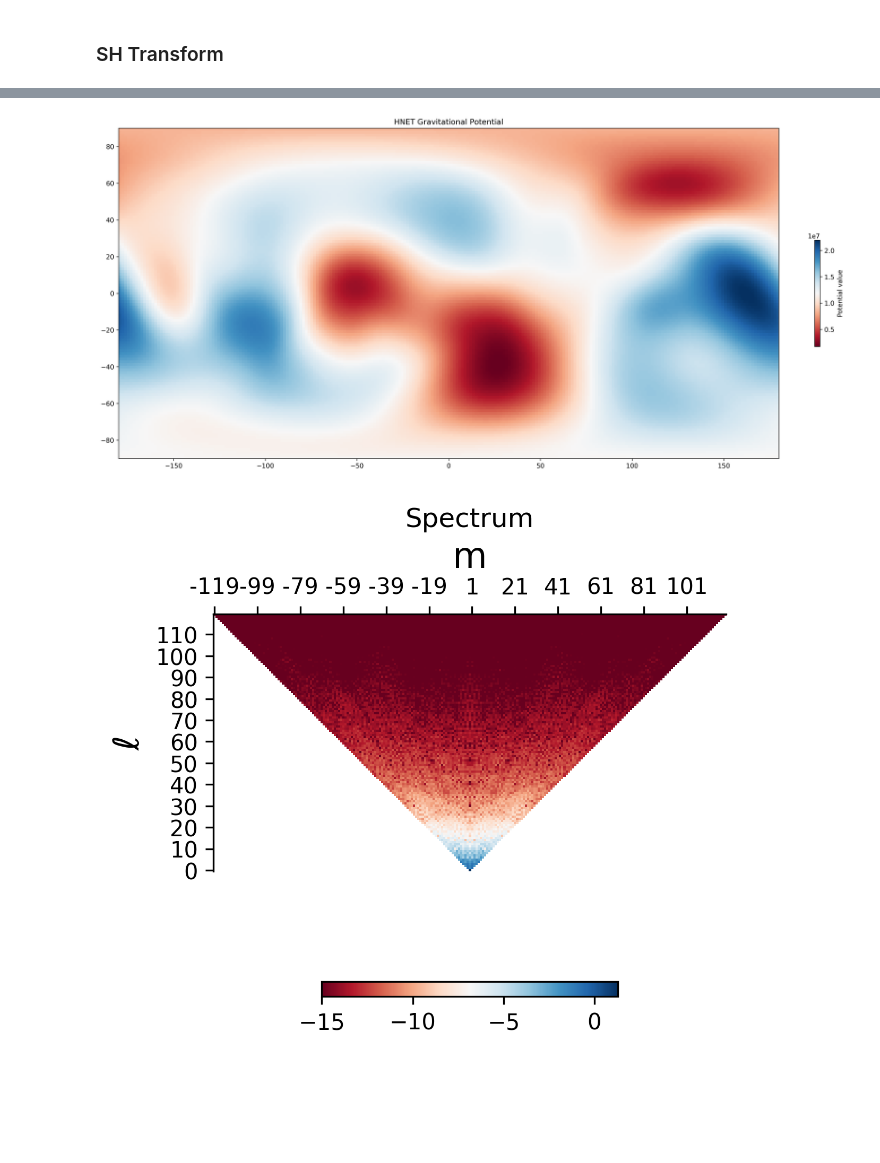
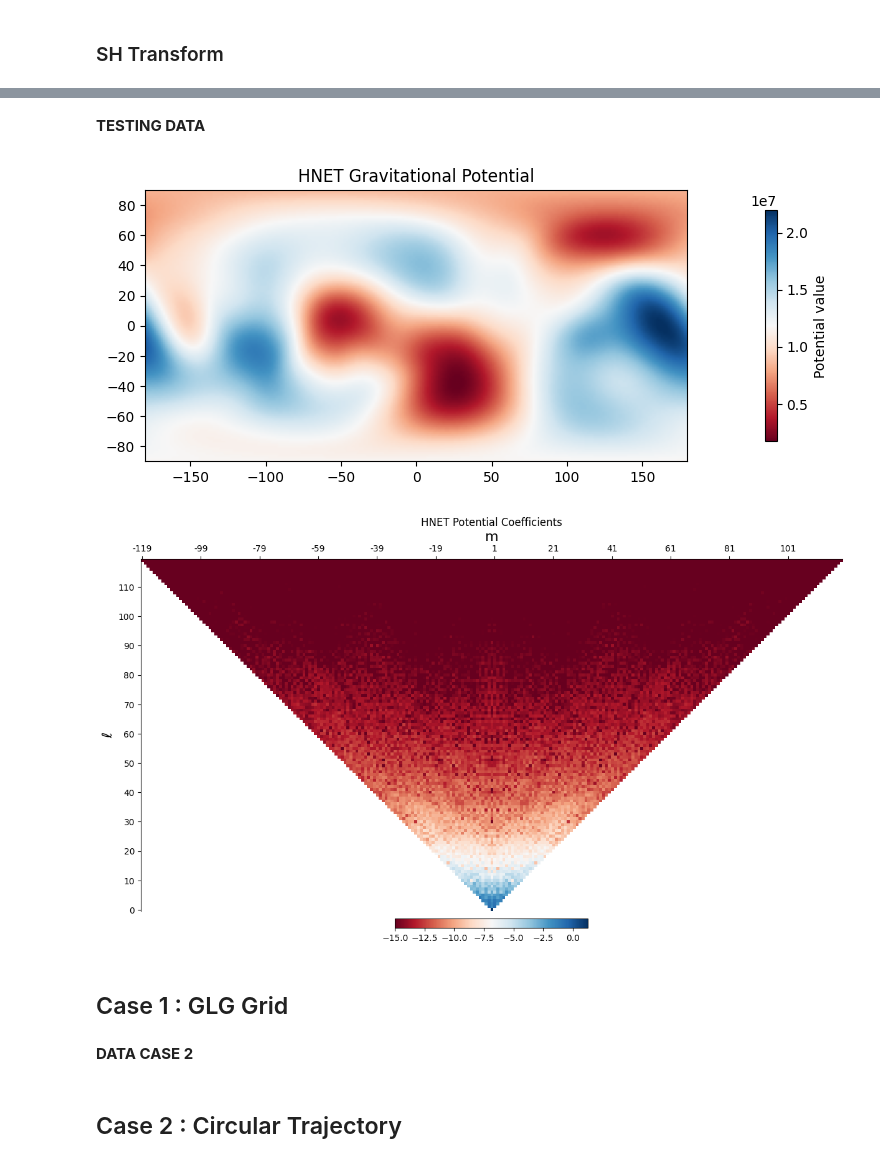
Before and after one commit to TheoHanon/GravityHerglotzNet, a Jupyter notebook: hnet_potential.ipynb, the cells around one changed output, grey strips where cells are left out. Cells and saved outputs as stored; diff of their text form; code cells hidden in the pictures; blank space fills up the shorter version.

```diff
--- a/hnet_potential.ipynb
+++ b/hnet_potential.ipynb
@@ -102,14 +77,17 @@ pot_test = u_star * ytest.detach().numpy()
+# %% [markdown]
+**TESTING DATA**
+# %%
+X_test = xtest.clone().detach().numpy()
+Y_test = u_star * ytest.clone().detach().numpy().reshape((L_gt+1, 2*(L_gt+1) - 1))
 # %%
-data_test = pot_test.reshape( (L_gt+1, 2*(L_gt+1) - 1))
+fig = plt.figure(figsize=(20, 15), dpi = 100)
 
-fig = plt.figure(figsize=(20, 15), dpi = 300)
-
-_, ax = scripts.plot_s2(data_test,   fig= fig, cmap = "RdBu")
+_, ax = scripts.plot_s2(Y_test,   fig= fig, cmap = "RdBu")
 ax.set_title("HNET Gravitational Potential")
-cbar = fig.colorbar(ax.get_images()[0], ax=ax, orientation='vertical', shrink=0.2, fraction = 0.025)
+cbar = fig.colorbar(ax.get_images()[0], ax=ax, orientation='vertical', shrink=0.2, fraction = 0.6)
 cbar.ax.set_ylabel('Potential value')
 
 
 plt.show()
 # %% [output]
-[figure, old version]
+[figure, new version]
@@ -118,13 +94,17 @@ sh_coeffs = get_coeffs(hnet(X_sh))
 # %%
-fig = plt.figure(figsize=(12, 6), dpi = 300)
+sh_coeffs = get_coeffs(hnet(X_sh))
+
+fig = plt.figure(figsize=(20, 15), dpi = 100)
 
 vmin = -15
 vmax = np.max(np.log(np.abs(sh_coeffs)))
 
 _, ax = scripts.plot_shcoeffs(sh_coeffs, fig=fig, ticks_m=20, cmap = "RdBu", norm = plt.Normalize(vmin=vmin, vmax=vmax))
-ax.set_title("Spectrum")
-fig.colorbar(ax.images[0], ax = ax, orientation="horizontal", shrink=0.2, fraction = .5)
+ax.set_title("HNET Potential Coefficients")
+fig.colorbar(ax.images[0], ax = ax, orientation="horizontal", shrink=0.2, fraction = .5, pad = .01)
 
 plt.show()
 # %% [output]
-[figure, old version]
+[figure, new version]
+# %% [markdown]
+## Case 1 : GLG Grid
@@ -130,0 +119,2 @@ plt.show()
+# %% [markdown]
+**DATA CASE 2**
@@ -130,0 +124,2 @@ plt.show()
+# %% [markdown]
+## Case 2 : Circular Trajectory
```
Also changed, not shown: parts of 26 cells of this notebook.
